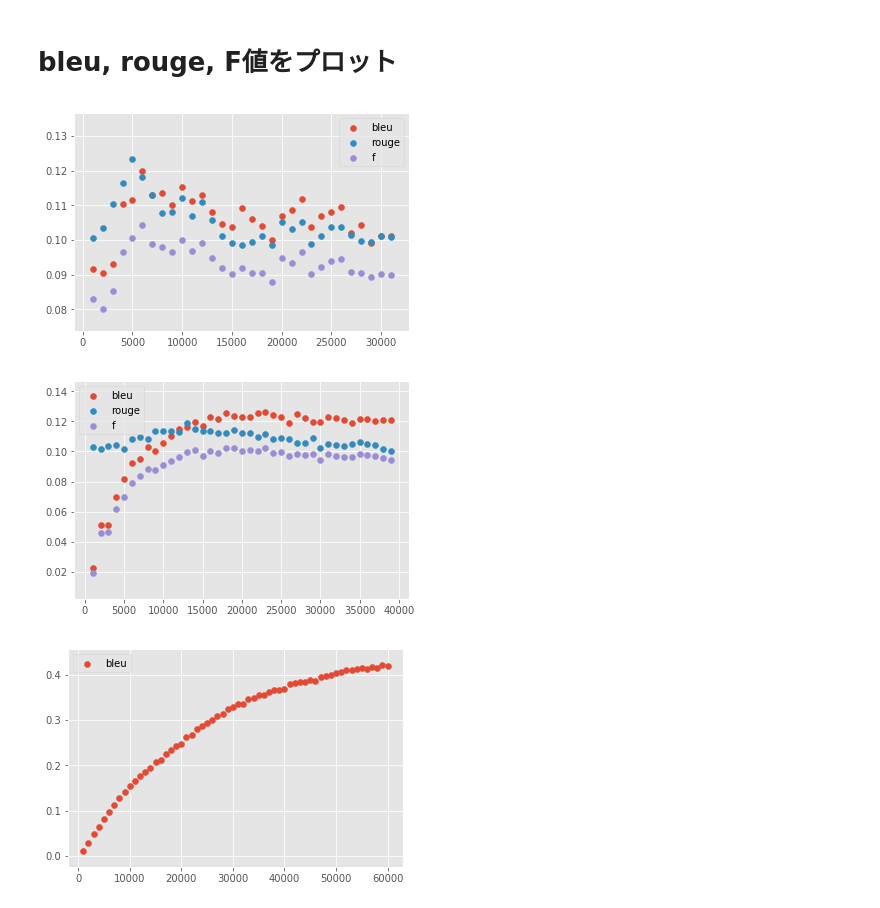
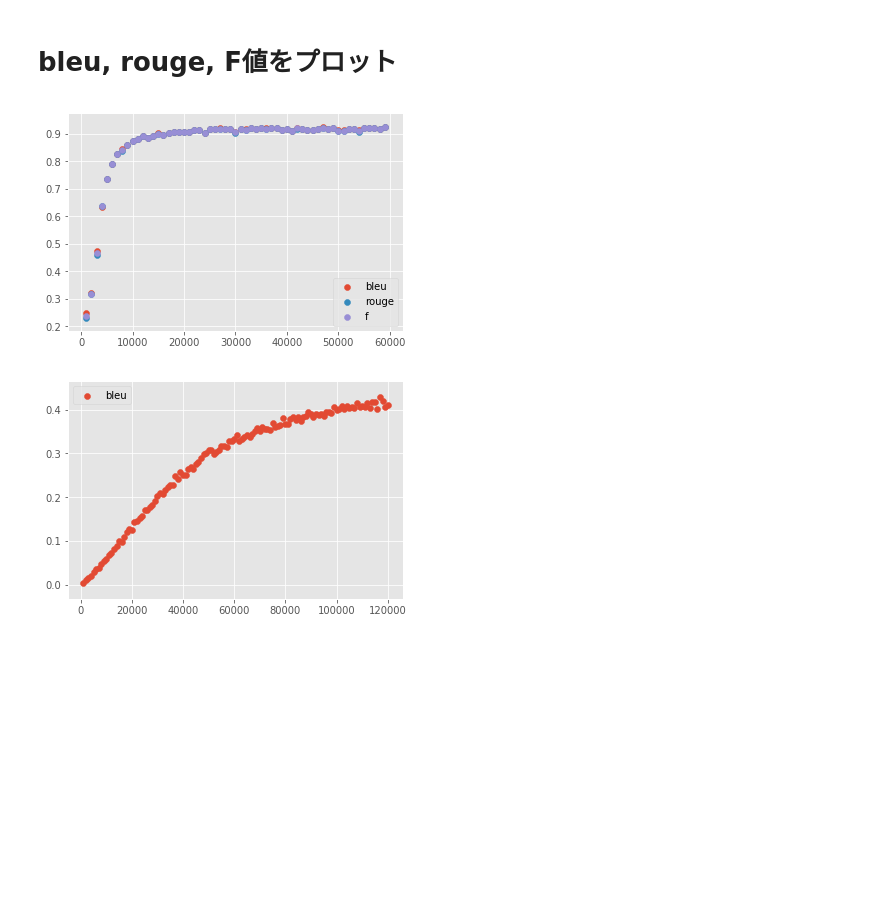
Before and after one commit to eggplant60/seq2seq_arXiv, a Jupyter notebook: Plot_graph.ipynb, the cells around one changed output. Saved outputs shown, nothing was run; the diff lists cells and outputs as text; code cells hidden in the pictures; blank space fills up the shorter version.

```diff
--- a/Plot_graph.ipynb
+++ b/Plot_graph.ipynb
@@ -36,30 +35,29 @@ plot_loss_perp(result_dir = 'result_ae_0120_4/')
 # %%
 def plot_bleu(result_dir = 'result/'):
     f = open(os.path.join(result_dir, 'log'), 'r')
     log = json.load(f)
 
     iter = []
     bleu = []
     rouge = []
     f = []
     for d in log:
         if "bleu" in d:
             iter.append(d["iteration"])
             bleu.append(d["bleu"])
             rouge.append(d["rouge"])
             f.append(d["f"])
 
     plt.scatter(iter, bleu, label="bleu")
     plt.scatter(iter, rouge, label="rouge")
     plt.scatter(iter, f, label="f")
     plt.legend()
     plt.show()
 
 plot_bleu()
-plot_bleu(result_dir = 'result_ae_0120_4/')
+#plot_bleu(result_dir = 'result_ae_0120')
 # %% [output]
-[figure, old version]
+[figure, new version]
-[figure, removed]
 # %%
 def plot_bleu_old(result_dir = 'result/'):
     f = open(os.path.join(result_dir, 'log'), 'r')
@@ -76,6 +74,6 @@ def plot_bleu_old(result_dir = 'result/'):
     plt.legend()
     plt.show()
 
-plot_bleu_old(result_dir = 'result_ae_0119/')
+plot_bleu_old(result_dir = 'result_ae_0120')
 # %% [output]
-[figure, old version]
+[figure, new version]
```
Also changed, not shown: parts of 1 cell of this notebook, 7 other files.
